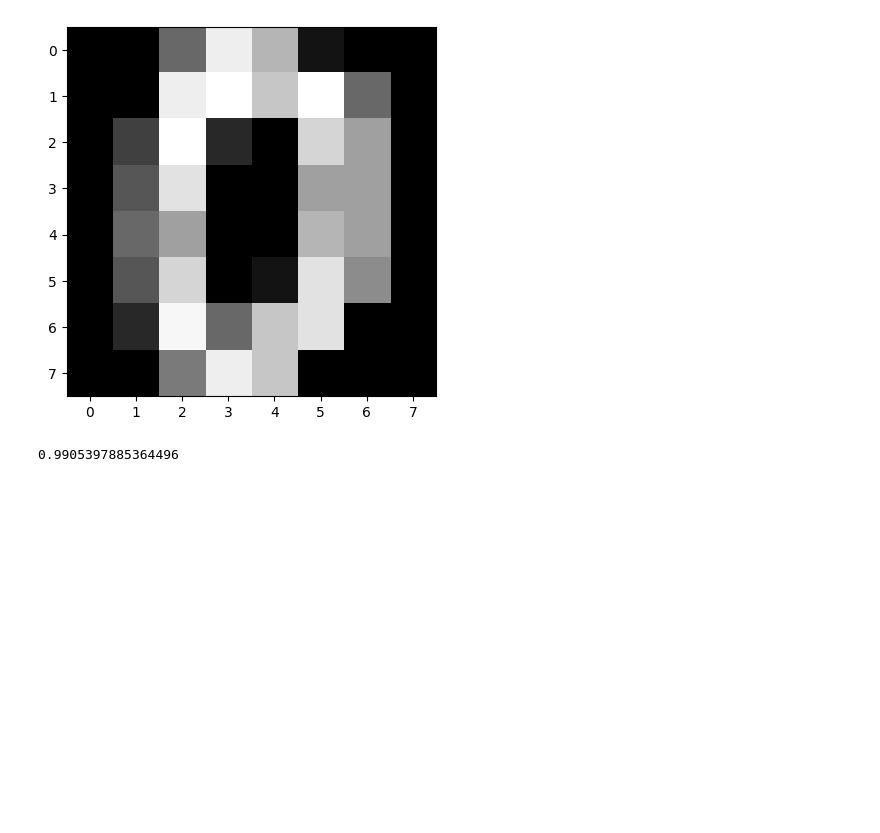
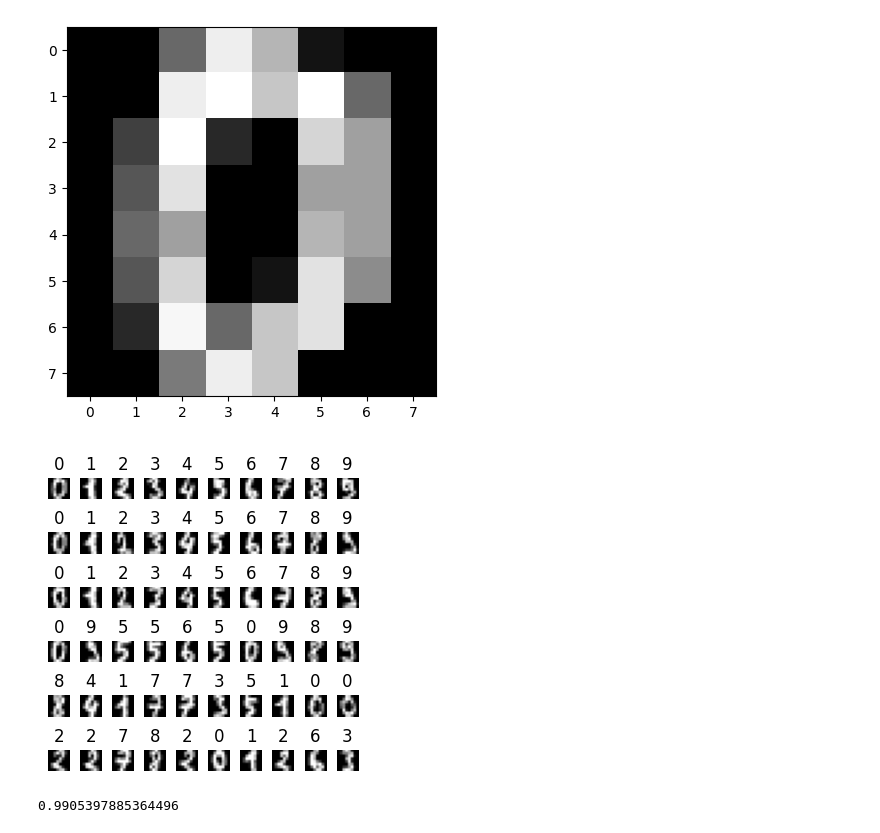
Before and after one commit to be-next/TP-IA, a Jupyter notebook: K_NN_Digits.ipynb, the cells around one changed output. Drawn from its saved outputs; the diff is of its cells as text; code cells hidden in the pictures; blank space fills up the shorter version.

```diff
--- a/K_NN_Digits.ipynb
+++ b/K_NN_Digits.ipynb
@@ -40,6 +40,26 @@ plt.imshow(digits['images'][0], cmap = 'Greys_r')
 # %% [output]
 <matplotlib.image.AxesImage at 0x...>
 [figure]
+# %%
+# Nombre d'images à afficher sur une grille
+n_rows = 6
+n_cols = 10
+
+# Créer une série de sous-graphiques
+fig, axes = plt.subplots(n_rows, n_cols, figsize=(4, 4))
+
+# Ajuster l'espace entre les graphiques
+fig.subplots_adjust(hspace=0.5, wspace=0.5)
+
+for i in range(n_rows * n_cols):
+    ax = axes[i // n_cols, i % n_cols]
+    ax.imshow(digits.images[i], cmap='gray')
+    ax.set_title(f"{digits.target[i]}")
+    ax.axis('off')
+
+plt.show()
+# %% [output]
+[figure, added]
 # %%
 # Entraînement du modele
 model = KNeighborsClassifier()
```
